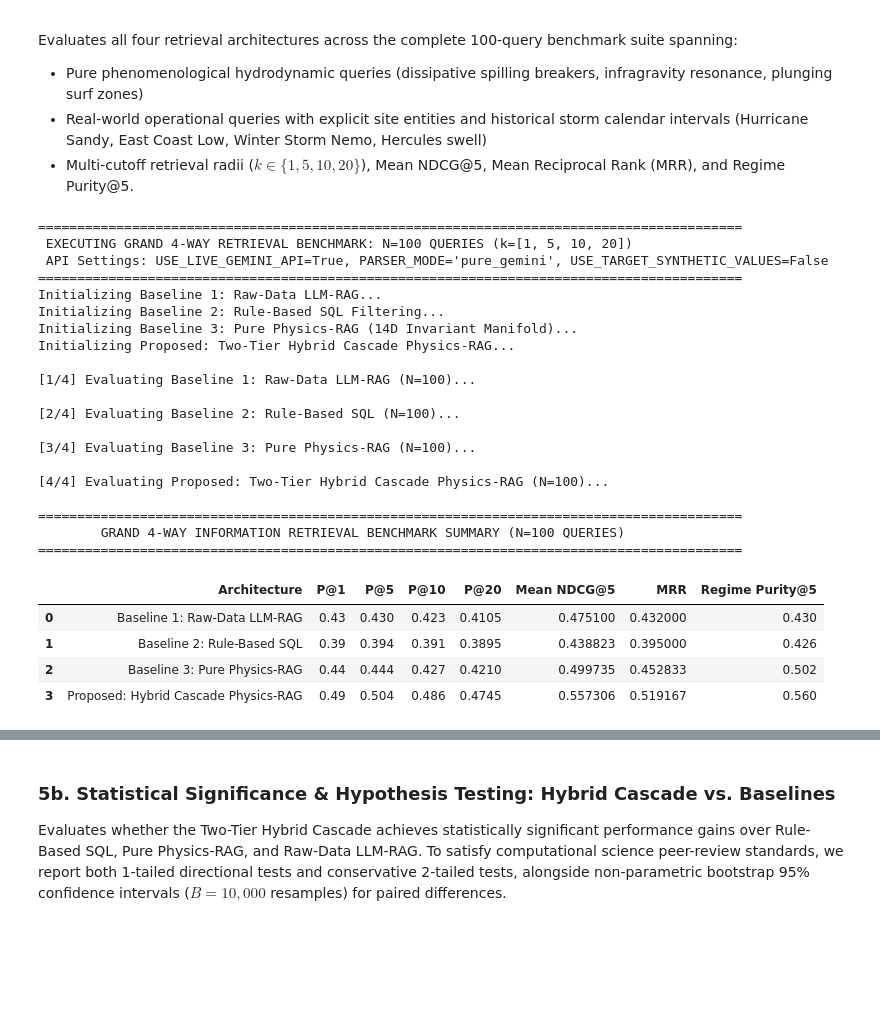
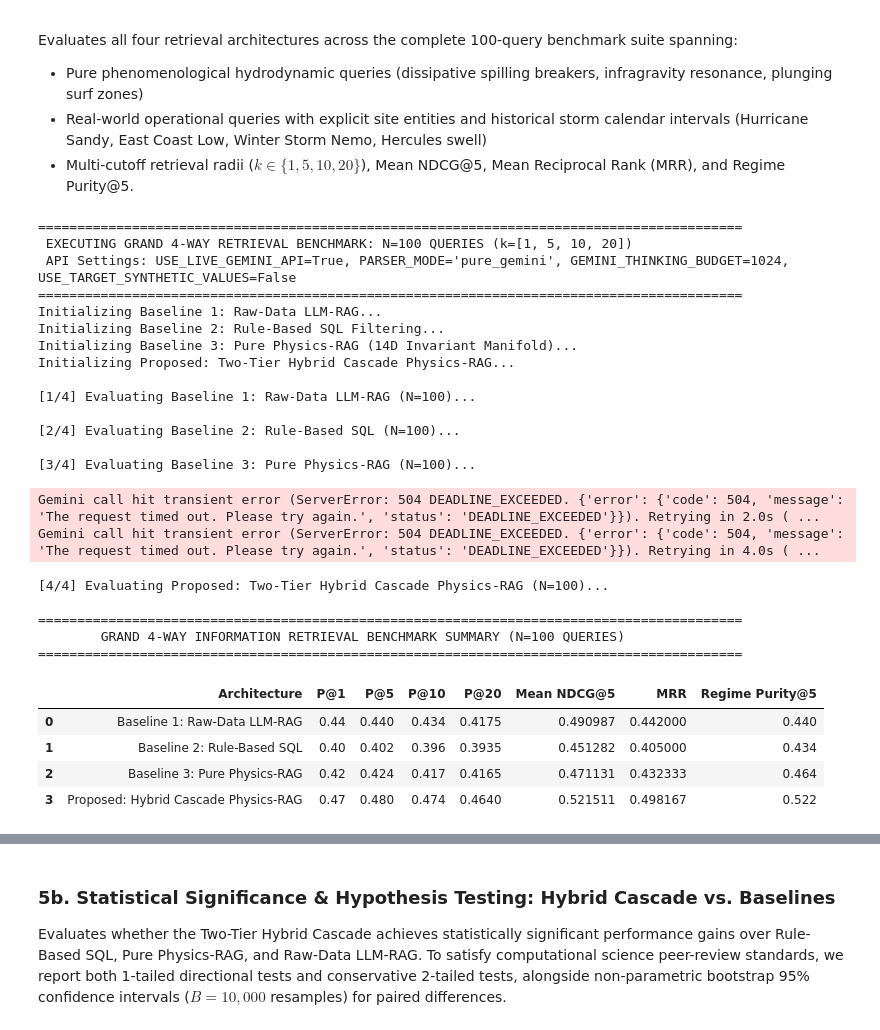
Before and after one commit to sam-tritto/unified-coastal-erosion-index, a Jupyter notebook: 04_Physics_RAG_Deployment.ipynb, the cells around one changed output, grey strips where cells are left out. Saved outputs shown, nothing was run; the diff lists cells and outputs as text; code cells hidden in the pictures; blank space fills up the shorter version.

```diff
--- a/04_Physics_RAG_Deployment.ipynb
+++ b/04_Physics_RAG_Deployment.ipynb
@@ -667,12 +688,13 @@ k_radius_list = [1, 5, 10, 20]
 print(f"==========================================================================================")
 print(f" EXECUTING GRAND 4-WAY RETRIEVAL BENCHMARK: N={N_BENCHMARK} QUERIES (k={k_radius_list})")
 PARSER_MODE_ACTIVE = globals().get("PARSER_MODE", "pure_gemini")
-print(f" API Settings: USE_LIVE_GEMINI_API={USE_LIVE_GEMINI_API}, PARSER_MODE='{PARSER_MODE_ACTIVE}', USE_TARGET_SYNTHETIC_VALUES={USE_TARGET_SYNTHETIC_VALUES}")
+THINKING_BUDGET_ACTIVE = globals().get("GEMINI_THINKING_BUDGET", 0)
+print(f" API Settings: USE_LIVE_GEMINI_API={USE_LIVE_GEMINI_API}, PARSER_MODE='{PARSER_MODE_ACTIVE}', GEMINI_THINKING_BUDGET={THINKING_BUDGET_ACTIVE}, USE_TARGET_SYNTHETIC_VALUES={USE_TARGET_SYNTHETIC_VALUES}")
 print(f"==========================================================================================")
 
 # 1. Initialize Baseline Engines
 print("Initializing Baseline 1: Raw-Data LLM-RAG...")
-llm_raw_rag = RawDataLLMRAG(df=df_global, api_key=GEMINI_API_KEY, use_live_api=USE_LIVE_GEMINI_API)
+llm_raw_rag = RawDataLLMRAG(df=df_global, api_key=GEMINI_API_KEY, use_live_api=USE_LIVE_GEMINI_API, thinking_budget=THINKING_BUDGET_ACTIVE)
 
 print("Initializing Baseline 2: Rule-Based SQL Filtering...")
 sql_rag = RuleBasedSQLRAG(df=df_global)
@@ -685,6 +707,7 @@ phys_rag = PhysicsRAG(
     feature_names=physics_feat_names,
     scaler_meta={"scaler": robust_scaler, "scaler_type": "robust"},
     top_k=5,
+    thinking_budget=THINKING_BUDGET_ACTIVE,
 )
 
 print("Initializing Proposed: Two-Tier Hybrid Cascade Physics-RAG...")
@@ -700,6 +723,7 @@ df_llm_res, summary_llm = evaluate_rag_benchmark_suite(
     use_llm_parser=USE_LIVE_GEMINI_API,
     parser_mode=PARSER_MODE_ACTIVE,
     allow_synthetic_probes=USE_TARGET_SYNTHETIC_VALUES,
+    thinking_budget=THINKING_BUDGET_ACTIVE,
 )
 
 print(f"\n[2/4] Evaluating Baseline 2: Rule-Based SQL (N={N_BENCHMARK})...")
@@ -711,6 +735,7 @@ df_sql_res, summary_sql = evaluate_rag_benchmark_suite(
     use_llm_parser=USE_LIVE_GEMINI_API,
     parser_mode=PARSER_MODE_ACTIVE,
     allow_synthetic_probes=USE_TARGET_SYNTHETIC_VALUES,
+    thinking_budget=THINKING_BUDGET_ACTIVE,
 )
 
 print(f"\n[3/4] Evaluating Baseline 3: Pure Physics-RAG (N={N_BENCHMARK})...")
@@ -722,6 +747,7 @@ df_phys_res, summary_phys = evaluate_rag_benchmark_suite(
     use_llm_parser=USE_LIVE_GEMINI_API,
     parser_mode=PARSER_MODE_ACTIVE,
     allow_synthetic_probes=USE_TARGET_SYNTHETIC_VALUES,
+    thinking_budget=THINKING_BUDGET_ACTIVE,
 )
 
 print(f"\n[4/4] Evaluating Proposed: Two-Tier Hybrid Cascade Physics-RAG (N={N_BENCHMARK})...")
@@ -733,6 +759,7 @@ df_hybrid_res, summary_hybrid = evaluate_rag_benchmark_suite(
     use_llm_parser=USE_LIVE_GEMINI_API,
     parser_mode=PARSER_MODE_ACTIVE,
     allow_synthetic_probes=USE_TARGET_SYNTHETIC_VALUES,
+    thinking_budget=THINKING_BUDGET_ACTIVE,
 )
 
 # 3. Macro-Averaged Grand Comparison Table
@@ -771,41 +798,42 @@ df_grand_comparison = pd.DataFrame([
         "Architecture": "Proposed: Hybrid Cascade Physics-RAG",
         "P@1": summary_hybrid.get("mean_p_at_1", 0.0),
         "P@5": summary_hybrid.get("mean_p_at_5", 0.0),
         "P@10": summary_hybrid.get("mean_p_at_10", 0.0),
         "P@20": summary_hybrid.get("mean_p_at_20", 0.0),
         "Mean NDCG@5": summary_hybrid.get("mean_ndcg_at_5", 0.0),
         "MRR": summary_hybrid.get("mean_mrr", 0.0),
         "Regime Purity@5": summary_hybrid.get("regime_purity_at_5", 0.0),
     },
 ])
 
 print("\n==========================================================================================")
 print(f"        GRAND 4-WAY INFORMATION RETRIEVAL BENCHMARK SUMMARY (N={N_BENCHMARK} QUERIES)      ")
 print("==========================================================================================")
 display(df_grand_comparison)
 # %% [output]
 ==========================================================================================
  EXECUTING GRAND 4-WAY RETRIEVAL BENCHMARK: N=100 QUERIES (k=[1, 5, 10, 20])
- API Settings: USE_LIVE_GEMINI_API=True, PARSER_MODE='pure_gemini', USE_TARGET_SYNTHETIC_VALUES=False
+ API Settings: USE_LIVE_GEMINI_API=True, PARSER_MODE='pure_gemini', GEMINI_THINKING_BUDGET=1024, USE_TARGET_SYNTHETIC_VALUES=False
 ==========================================================================================
 Initializing Baseline 1: Raw-Data LLM-RAG...
 Initializing Baseline 2: Rule-Based SQL Filtering...
 Initializing Baseline 3: Pure Physics-RAG (14D Invariant Manifold)...
 Initializing Proposed: Two-Tier Hybrid Cascade Physics-RAG...
 
 [1/4] Evaluating Baseline 1: Raw-Data LLM-RAG (N=100)...
 
 [2/4] Evaluating Baseline 2: Rule-Based SQL (N=100)...
 
 [3/4] Evaluating Baseline 3: Pure Physics-RAG (N=100)...
-
-[4/4] Evaluating Proposed: Two-Tier Hybrid Cascade Physics-RAG (N=100)...
-
-==========================================================================================
-        GRAND 4-WAY INFORMATION RETRIEVAL BENCHMARK SUMMARY (N=100 QUERIES)
-==========================================================================================
+Gemini call hit transient error (ServerError: 504 DEADLINE_EXCEEDED. {'error': {'code': 504, 'message': 'The request timed out. Please try again.', 'status': 'DEADLINE_EXCEEDED'}}). Retrying in 2.0s ( ...
+Gemini call hit transient error (ServerError: 504 DEADLINE_EXCEEDED. {'error': {'code': 504, 'message': 'The request timed out. Please try again.', 'status': 'DEADLINE_EXCEEDED'}}). Retrying in 4.0s ( ...
+[4/4] Evaluating Proposed: Two-Tier Hybrid Cascade Physics-RAG (N=100)...
+
+==========================================================================================
+        GRAND 4-WAY INFORMATION RETRIEVAL BENCHMARK SUMMARY (N=100 QUERIES)
+==========================================================================================
 |  | Architecture | P@1 | P@5 | P@10 | P@20 | Mean NDCG@5 | MRR | Regime Purity@5 |
-| 0 | Baseline 1: Raw-Data LLM-RAG | 0.43 | 0.430 | 0.423 | 0.4105 | 0.475100 | 0.432000 | 0.430 |
-| 1 | Baseline 2: Rule-Based SQL | 0.39 | 0.394 | 0.391 | 0.3895 | 0.438823 | 0.395000 | 0.426 |
-| 2 | Baseline 3: Pure Physics-RAG | 0.44 | 0.444 | 0.427 | 0.4210 | 0.499735 | 0.452833 | 0.502 |
-| 3 | Proposed: Hybrid Cascade Physics-RAG | 0.49 | 0.504 | 0.486 | 0.4745 | 0.557306 | 0.519167 | 0.560 |
+| 0 | Baseline 1: Raw-Data LLM-RAG | 0.44 | 0.440 | 0.434 | 0.4175 | 0.490987 | 0.442000 | 0.440 |
+| 1 | Baseline 2: Rule-Based SQL | 0.40 | 0.402 | 0.396 | 0.3935 | 0.451282 | 0.405000 | 0.434 |
+| 2 | Baseline 3: Pure Physics-RAG | 0.42 | 0.424 | 0.417 | 0.4165 | 0.471131 | 0.432333 | 0.464 |
+| 3 | Proposed: Hybrid Cascade Physics-RAG | 0.47 | 0.480 | 0.474 | 0.4640 | 0.521511 | 0.498167 | 0.522 |
```
Also changed, not shown: parts of 16 cells of this notebook, 15 other files.
